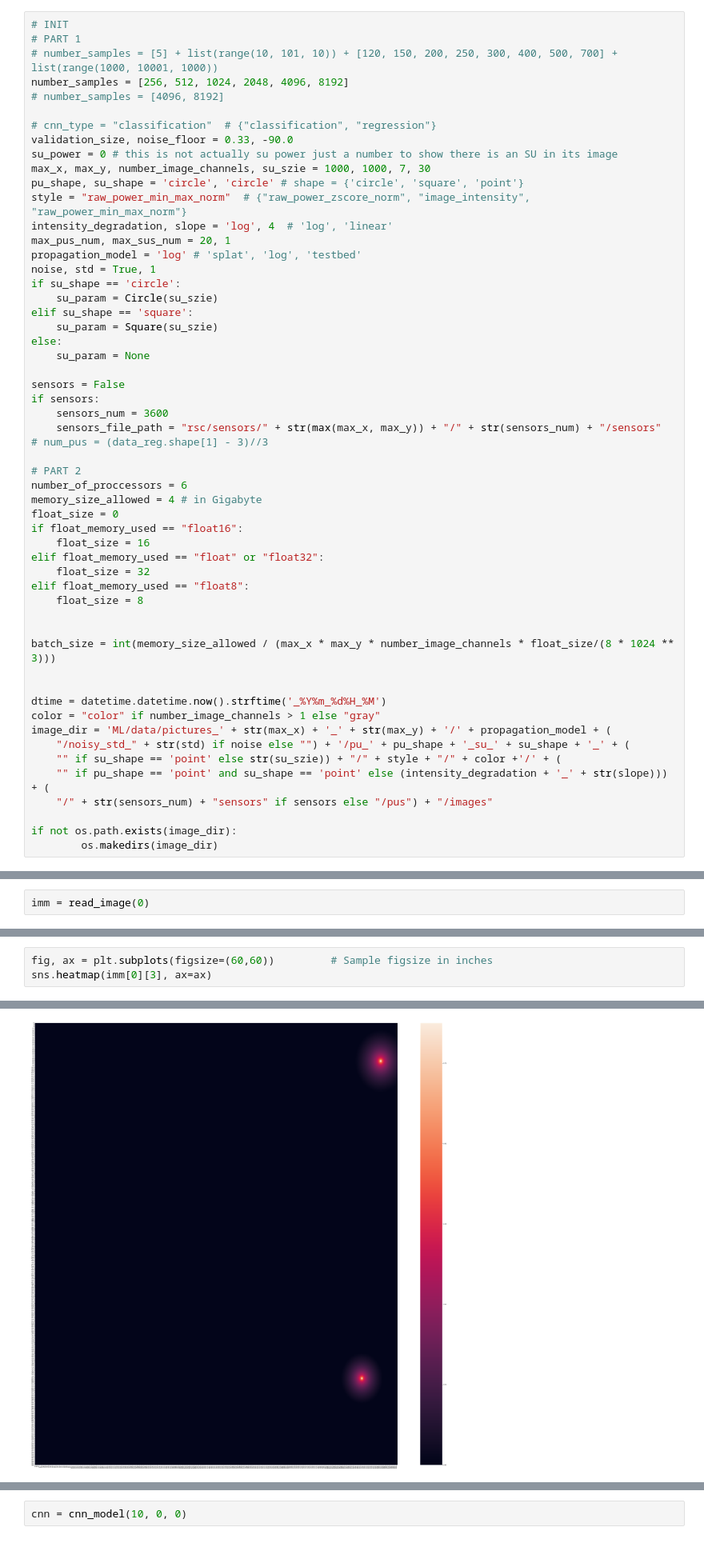
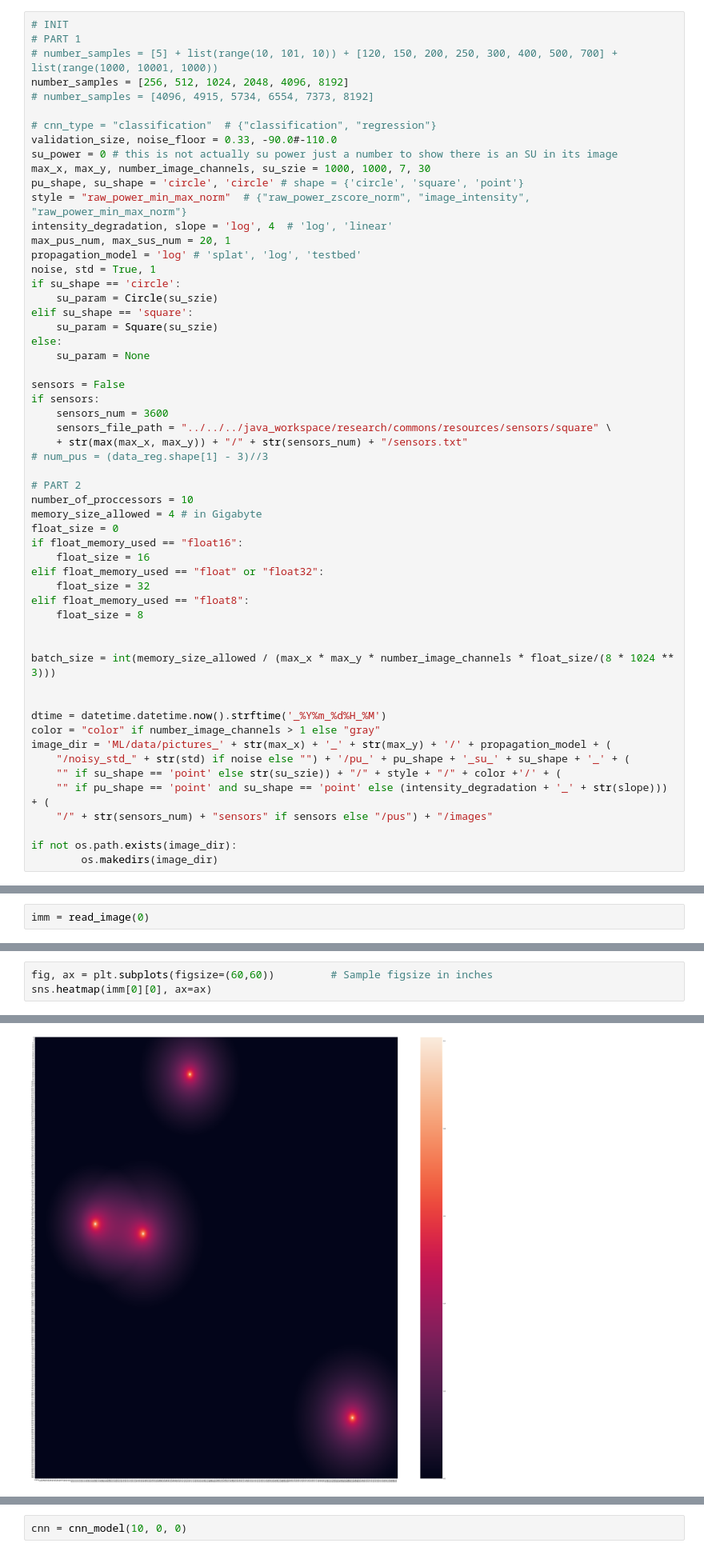
Before and after one commit to shahrokh765/MLSpectrumAllocation, a Jupyter notebook: CNN.ipynb, the cells around one changed output, grey strips where cells are left out. Shown at 80% size. Drawn from its saved outputs; the diff is of its cells as text.

```diff
--- a/CNN.ipynb
+++ b/CNN.ipynb
@@ -34,10 +32,10 @@ Using TensorFlow backend.
 # PART 1
 # number_samples = [5] + list(range(10, 101, 10)) + [120, 150, 200, 250, 300, 400, 500, 700] + list(range(1000, 10001, 1000))
 number_samples = [256, 512, 1024, 2048, 4096, 8192]
-# number_samples = [4096, 8192]
+# number_samples = [4096, 4915, 5734, 6554, 7373, 8192]
 
 # cnn_type = "classification"  # {"classification", "regression"}
-validation_size, noise_floor = 0.33, -90.0
+validation_size, noise_floor = 0.33, -90.0#-110.0
 su_power = 0 # this is not actually su power just a number to show there is an SU in its image
 max_x, max_y, number_image_channels, su_szie = 1000, 1000, 7, 30
 pu_shape, su_shape = 'circle', 'circle' # shape = {'circle', 'square', 'point'}
@@ -56,11 +54,12 @@ else:
 sensors = False
 if sensors:
     sensors_num = 3600
-    sensors_file_path = "rsc/sensors/" + str(max(max_x, max_y)) + "/" + str(sensors_num) + "/sensors"
+    sensors_file_path = "../../../java_workspace/research/commons/resources/sensors/square" \
+    + str(max(max_x, max_y)) + "/" + str(sensors_num) + "/sensors.txt"
 # num_pus = (data_reg.shape[1] - 3)//3
 
 # PART 2
-number_of_proccessors = 6
+number_of_proccessors = 10
 memory_size_allowed = 4 # in Gigabyte
 float_size = 0
 if float_memory_used == "float16":
@@ -497,9 +513,9 @@ print(data_reg[1][-7:])
 # %%
 fig, ax = plt.subplots(figsize=(60,60))         # Sample figsize in inches
-sns.heatmap(imm[0][3], ax=ax)
+sns.heatmap(imm[0][0], ax=ax)
 # %% [output]
 <matplotlib.axes._subplots.AxesSubplot at 0x...>
-[figure, old version]
+[figure, new version]
 # %%
 def cnn_model(num_filters, kernel_lam, bias_lam):
 #     num_filters, lam = 5, 5
```
Also changed, not shown: parts of 37 cells of this notebook.
